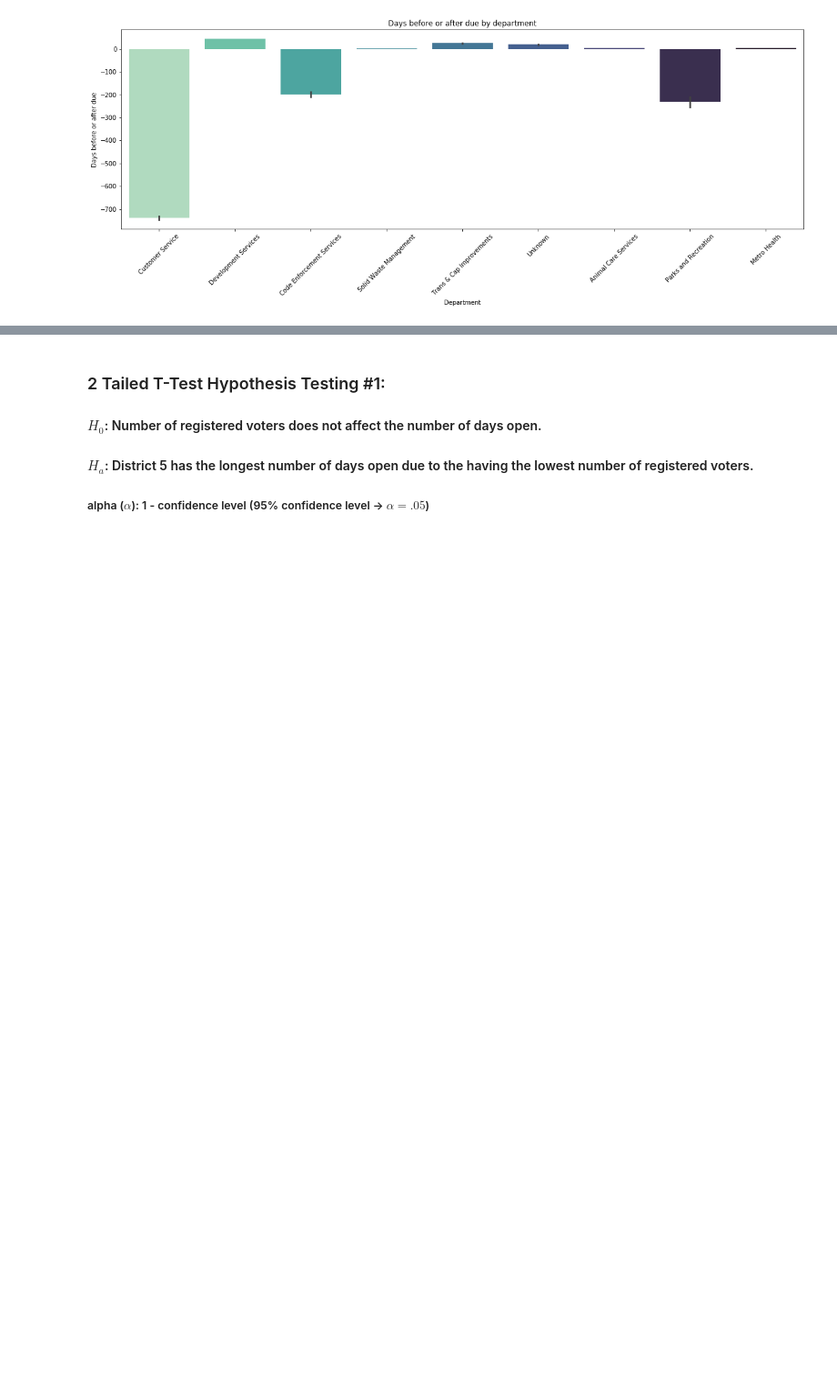
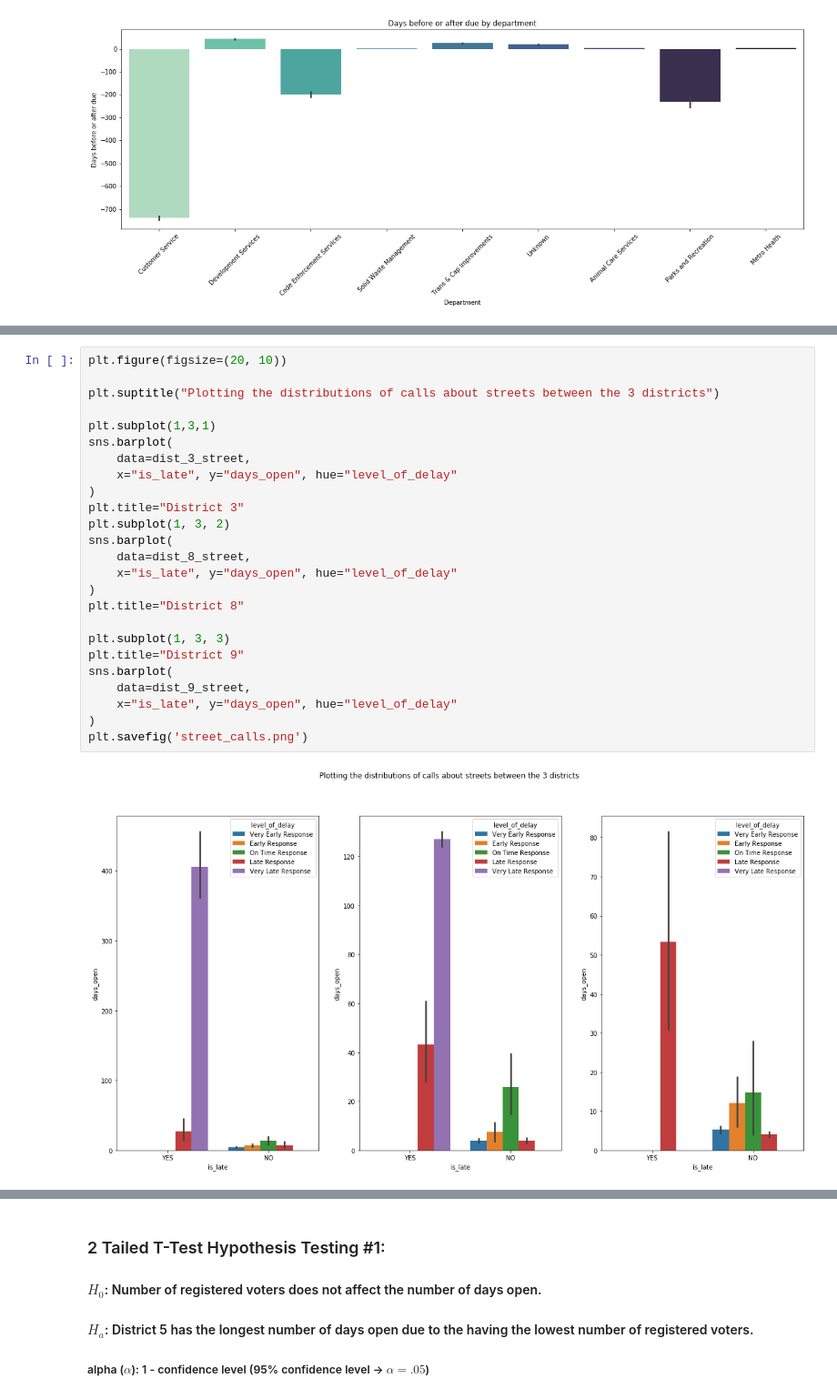
Before and after one commit to 3-1-1-Codeup/project, a Jupyter notebook: workbooks/gabby/second_iteration/explore_and_model.ipynb, the cells around one changed output, grey strips where cells are left out. Shown at 91% size. Drawn from its saved outputs; the diff is of its cells as text; blank space fills up the shorter version.

```diff
--- a/workbooks/gabby/second_iteration/explore_and_model.ipynb
+++ b/workbooks/gabby/second_iteration/explore_and_model.ipynb
@@ -162,0 +234,27 @@ plt.show()
+# %%
+plt.figure(figsize=(20, 10))
+
+plt.suptitle("Plotting the distributions of calls about streets between the 3 districts")
+
+plt.subplot(1,3,1)
+sns.barplot(
+    data=dist_3_street,
+    x="is_late", y="days_open", hue="level_of_delay"
+)
+plt.title="District 3"
+plt.subplot(1, 3, 2)
+sns.barplot(
+    data=dist_8_street,
+    x="is_late", y="days_open", hue="level_of_delay"
+)
+plt.title="District 8"
+
+plt.subplot(1, 3, 3)
+plt.title="District 9"
+sns.barplot(
+    data=dist_9_street,
+    x="is_late", y="days_open", hue="level_of_delay"
+)
+plt.savefig('street_calls.png')
+# %% [output]
+[figure, added]
```
Also changed, not shown: parts of 6 cells of this notebook.
